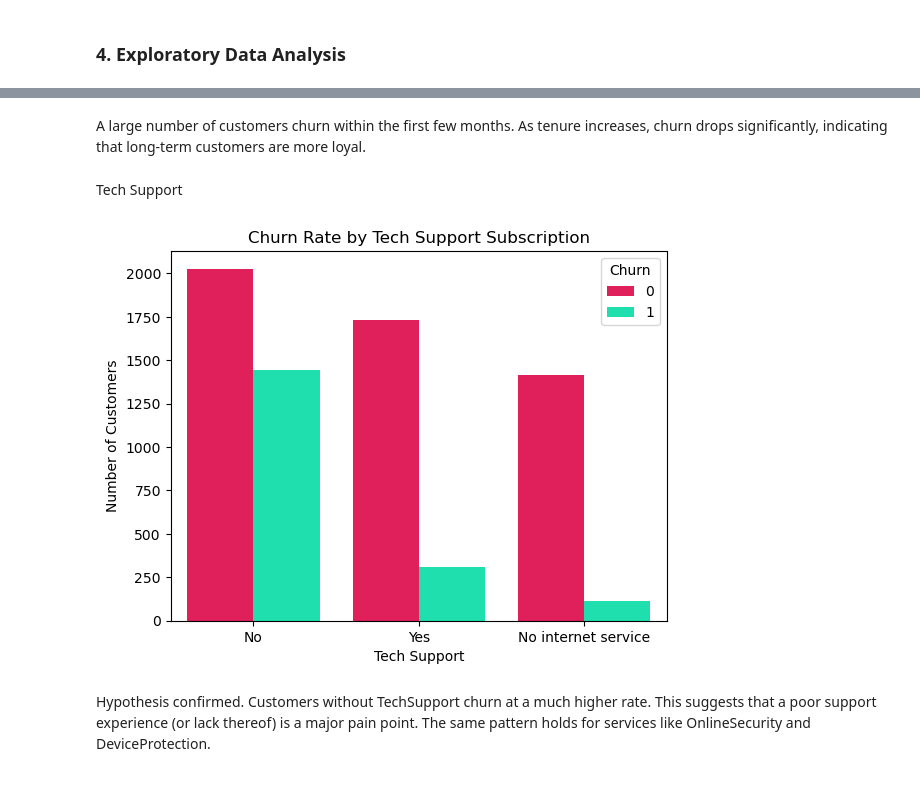
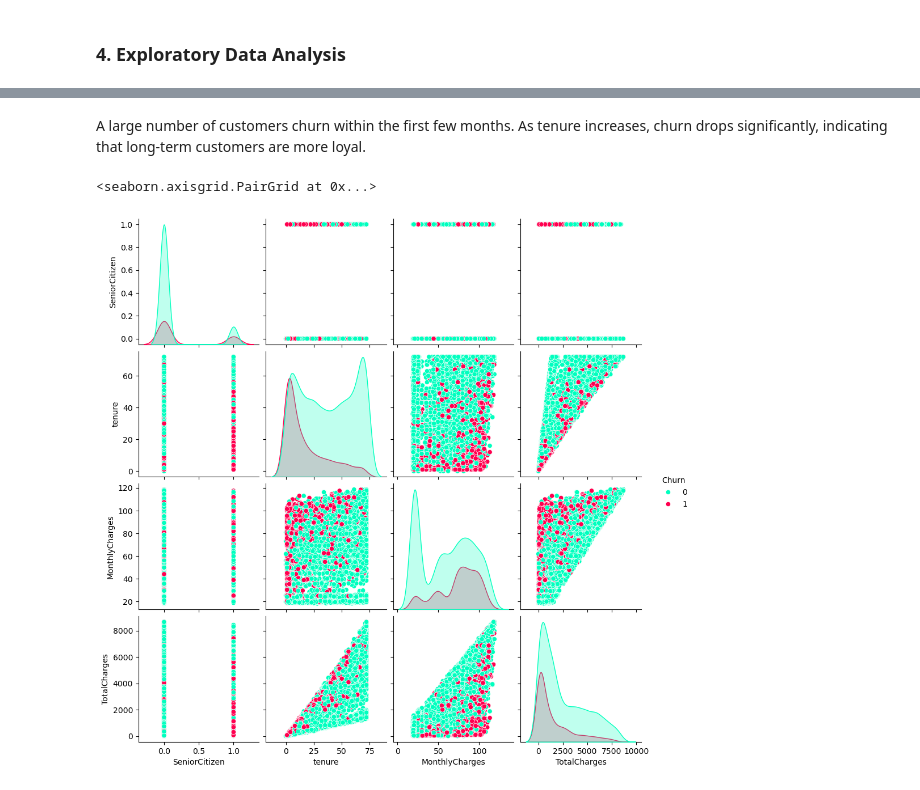
Before and after one commit to esteban-russi/customer-churn-and-personalisation, a Jupyter notebook: code/0-eda.ipynb, the cells around one changed output, grey strips where cells are left out. Saved outputs shown, nothing was run; the diff lists cells and outputs as text; code cells hidden in the pictures.

```diff
--- a/code/0-eda.ipynb
+++ b/code/0-eda.ipynb
@@ -139,14 +285,7 @@ plt.show()
-# %% [markdown]
-A large number of customers churn within the first few months. As tenure increases, churn drops significantly, indicating that long-term customers are more loyal.
-# %% [markdown]
-Tech Support
-# %%
-sns.countplot(x='TechSupport', hue='Churn', data=df, palette=churn_palette)
-plt.title('Churn Rate by Tech Support Subscription')
-plt.xlabel('Tech Support')
-plt.ylabel('Number of Customers')
-plt.show()
-# %% [output]
-[figure, removed]
-# %% [markdown]
-Hypothesis confirmed. Customers without TechSupport churn at a much higher rate. This suggests that a poor support experience (or lack thereof) is a major pain point. The same pattern holds for services like OnlineSecurity and DeviceProtection.
+# %% [markdown]
+A large number of customers churn within the first few months. As tenure increases, churn drops significantly, indicating that long-term customers are more loyal.
+# %%
+sns.pairplot(df, hue='Churn', palette=churn_palette)
+# %% [output]
+<seaborn.axisgrid.PairGrid at 0x...>
+[figure, added]
```
Also changed, not shown: parts of 13 cells of this notebook.
